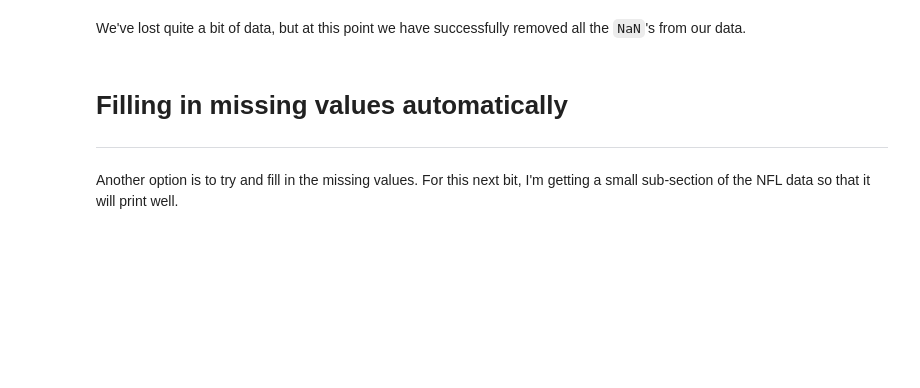
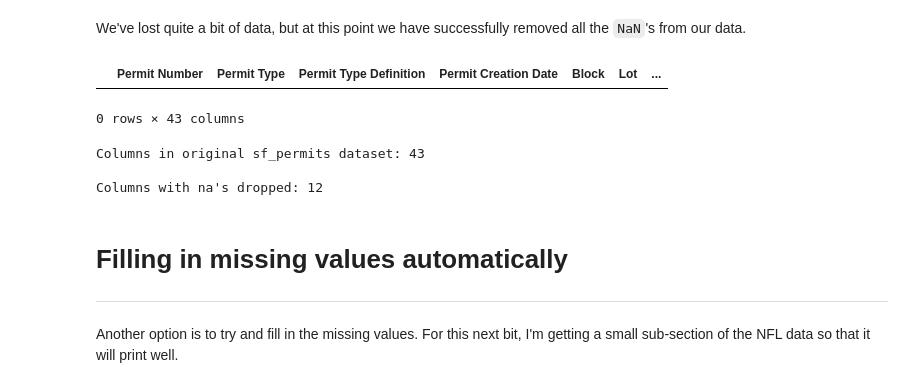
Before and after one commit to vanshaj248/DataScience-and-AI-ML, a Jupyter notebook: Data Preprocessing and Wrangling/1.DataCleaning/1.data-cleaning-challenge-handling-missing-values.ipynb, the cells around one changed output. Cells and saved outputs as stored; diff of their text form; code cells hidden in the pictures; blank space fills up the shorter version.

```diff
--- a/Data Preprocessing and Wrangling/1.DataCleaning/1.data-cleaning-challenge-handling-missing-values.ipynb
+++ b/Data Preprocessing and Wrangling/1.DataCleaning/1.data-cleaning-challenge-handling-missing-values.ipynb
@@ -153,8 +207,21 @@ print("Columns with na's dropped: %d" % columns_with_na_dropped.shape[1])
 We've lost quite a bit of data, but at this point we have successfully removed all the `NaN`'s from our data.
 # %%
 # Your turn! Try removing all the rows from the sf_permits dataset that contain missing values. How many are left?
+sf_permits.dropna()
+# %% [output]
+|  | Permit Number | Permit Type | Permit Type Definition | Permit Creation Date | Block | Lot | ... |
+0 rows × 43 columns
 # %%
 # Now try removing all the columns with empty values. Now how much of your data is left?
+columns_with_na_dropped_sf = sf_permits.dropna(axis=1)
+columns_with_na_dropped_sf.head()
+
+print("Columns in original sf_permits dataset: %d \n" % sf_permits.shape[1])
+print("Columns with na's dropped: %d" % columns_with_na_dropped_sf.shape[1])
+# %% [output]
+Columns in original sf_permits dataset: 43
+
+Columns with na's dropped: 12
 # %% [markdown]
 # Filling in missing values automatically
 _____
```
Also changed, not shown: parts of 10 cells of this notebook, 1 other file.
